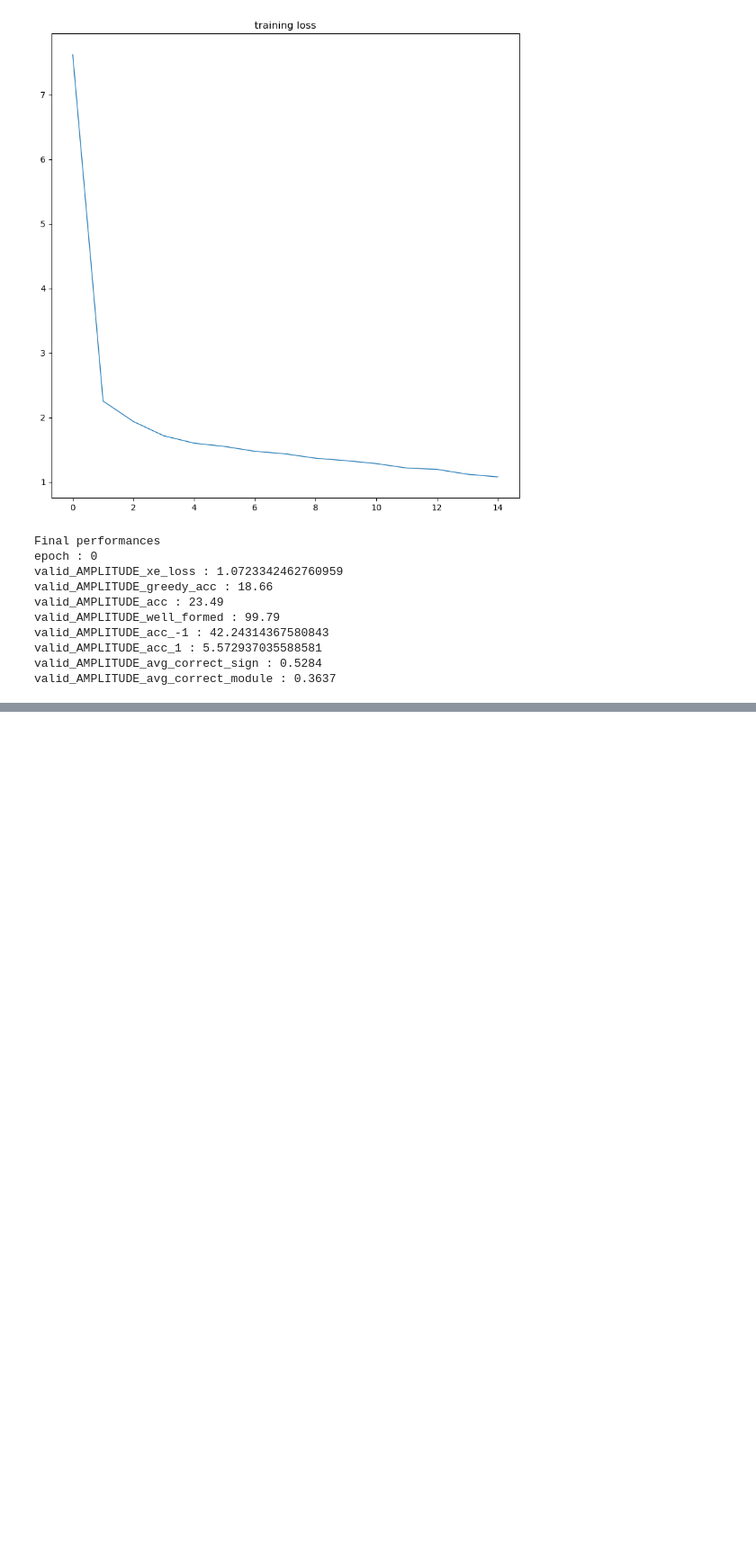
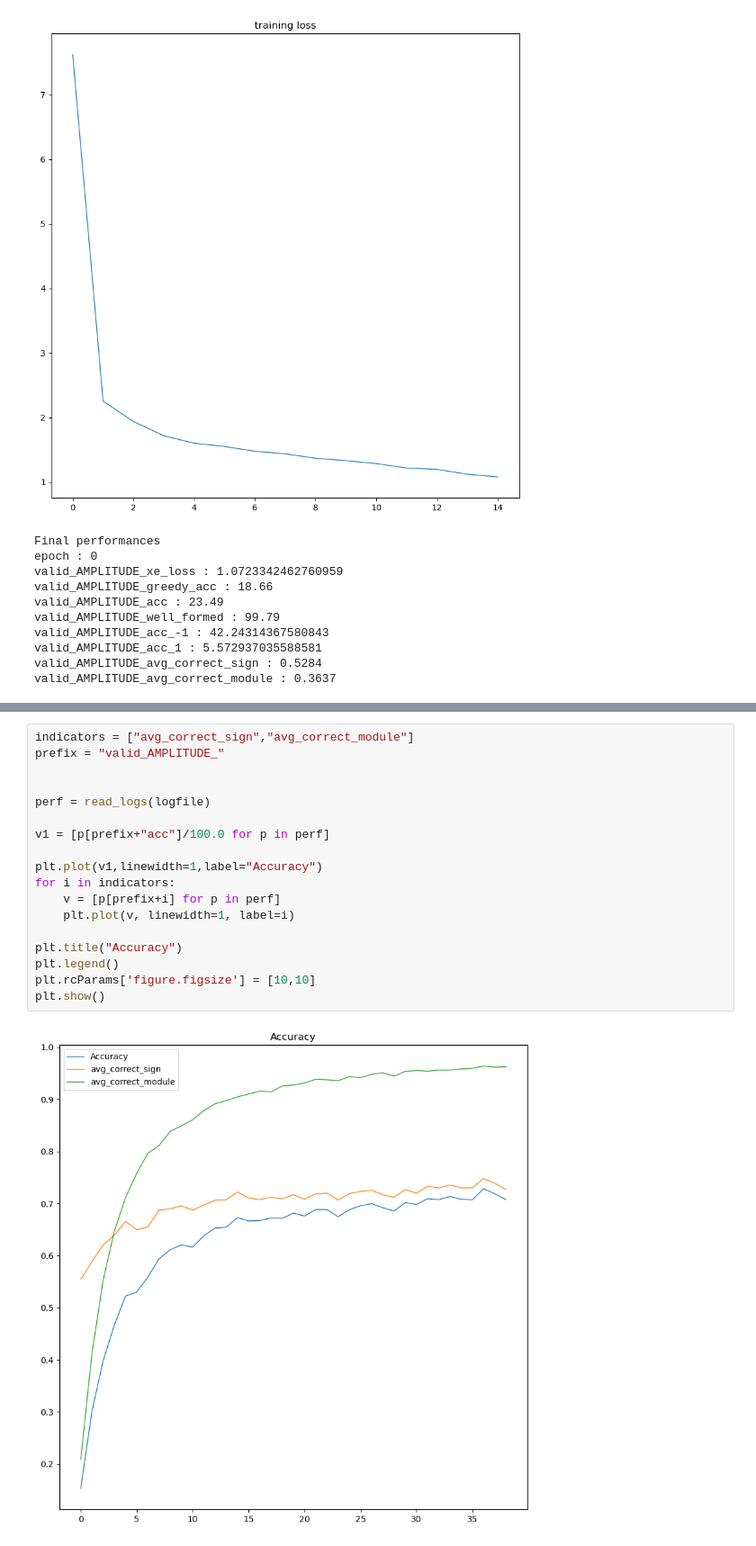
Before and after one commit to f-charton/Transformer-demo, a Jupyter notebook: notebooks/Base.ipynb, the cells around one changed output, grey strips where cells are left out. Shown at 90% size. Saved outputs shown, nothing was run; the diff lists cells and outputs as text; blank space fills up the shorter version.

Commit message:
valid et test, base

```diff
--- a/notebooks/Base.ipynb
+++ b/notebooks/Base.ipynb
@@ -121,0 +138,20 @@ valid_AMPLITUDE_avg_correct_module : 0.3637
+# %%
+indicators = ["avg_correct_sign","avg_correct_module"]
+prefix = "valid_AMPLITUDE_"
+
+
+perf = read_logs(logfile)
+
+v1 = [p[prefix+"acc"]/100.0 for p in perf]
+
+plt.plot(v1,linewidth=1,label="Accuracy")
+for i in indicators:
+    v = [p[prefix+i] for p in perf]
+    plt.plot(v, linewidth=1, label=i)
+
+plt.title("Accuracy")
+plt.legend()
+plt.rcParams['figure.figsize'] = [10,10]
+plt.show()
+# %% [output]
+[figure, added]
```
Also changed, not shown: parts of 2 cells of this notebook, 6 other files.
